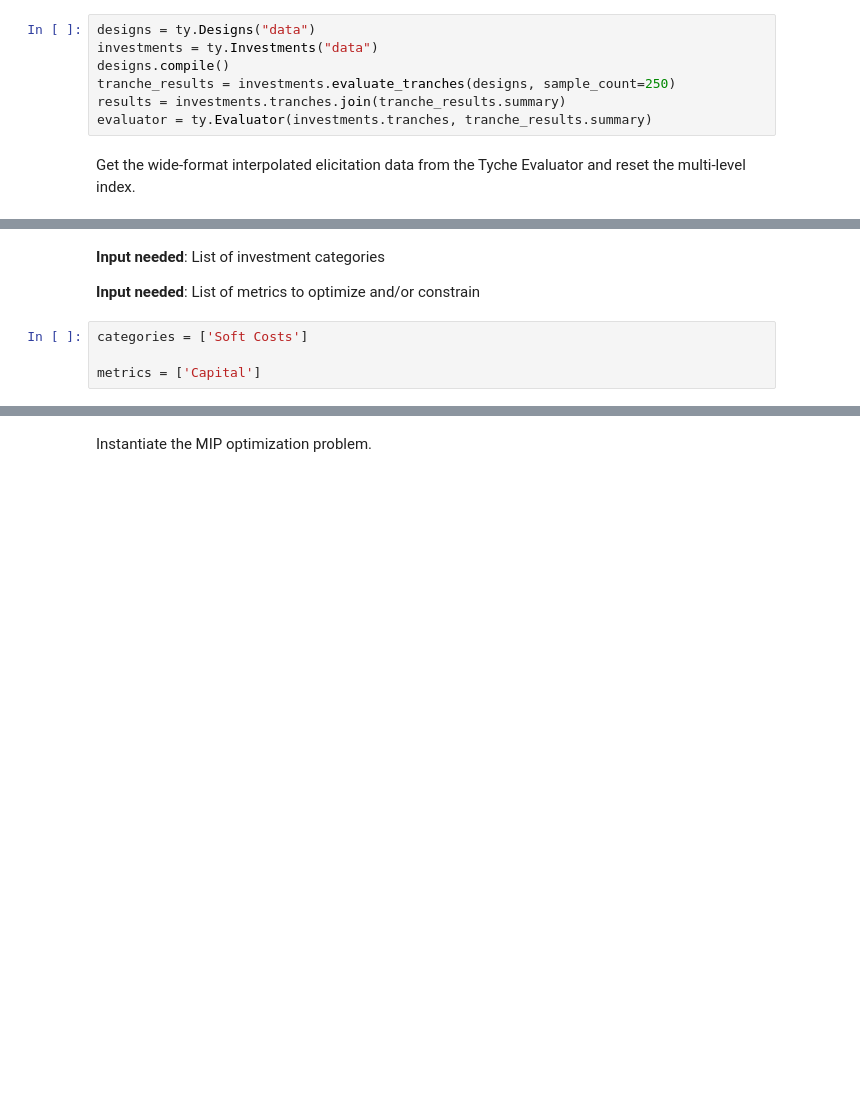
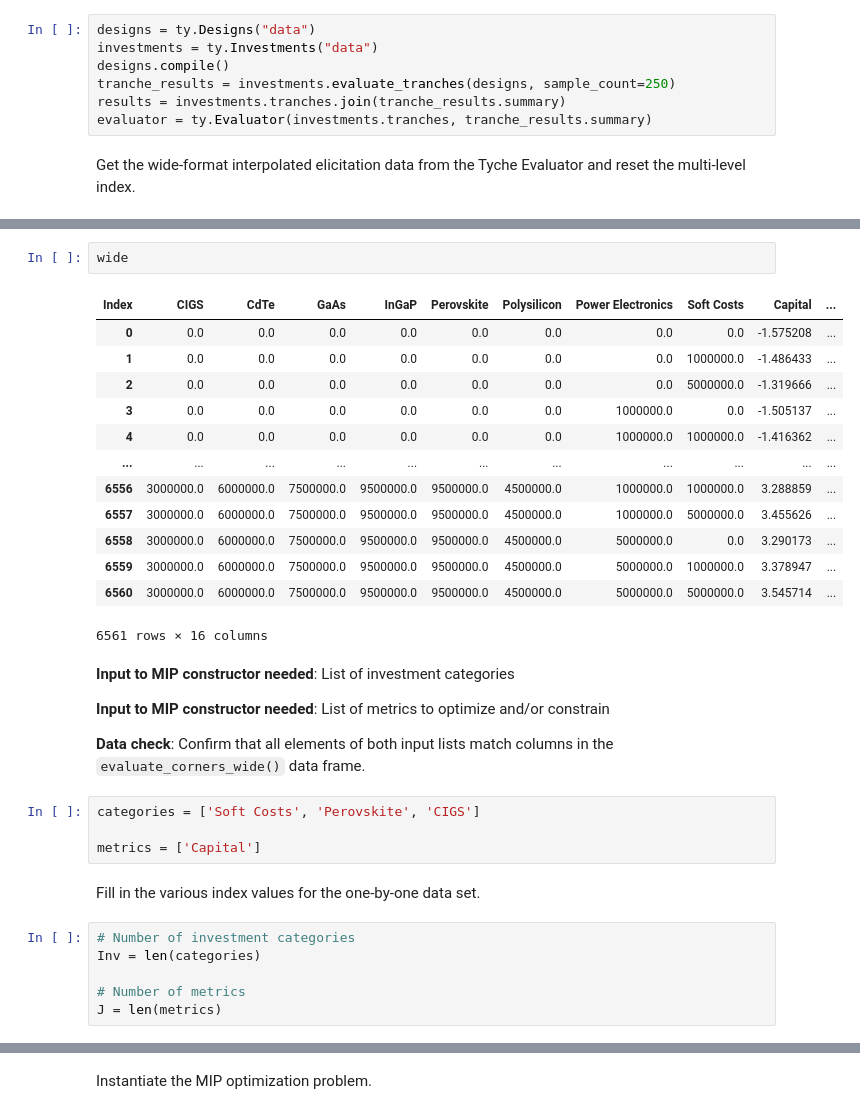
Before and after one commit to NREL/tyche, a Jupyter notebook: ioc-1/MIPImplementation.ipynb, the cells around one changed output, grey strips where cells are left out. Drawn from its saved outputs; the diff is of its cells as text; blank space fills up the shorter version.

```diff
--- a/ioc-1/MIPImplementation.ipynb
+++ b/ioc-1/MIPImplementation.ipynb
@@ -32,8 +70,34 @@ wide = evaluator.evaluate_corners_wide().reset_index()
+# %%
+wide
+# %% [output]
+| Index | CIGS | CdTe | GaAs | InGaP | Perovskite | Polysilicon | Power Electronics | Soft Costs | Capital | ... |
+| 0 | 0.0 | 0.0 | 0.0 | 0.0 | 0.0 | 0.0 | 0.0 | 0.0 | -1.575208 | ... |
+| 1 | 0.0 | 0.0 | 0.0 | 0.0 | 0.0 | 0.0 | 0.0 | 1000000.0 | -1.486433 | ... |
+| 2 | 0.0 | 0.0 | 0.0 | 0.0 | 0.0 | 0.0 | 0.0 | 5000000.0 | -1.319666 | ... |
+| 3 | 0.0 | 0.0 | 0.0 | 0.0 | 0.0 | 0.0 | 1000000.0 | 0.0 | -1.505137 | ... |
+| 4 | 0.0 | 0.0 | 0.0 | 0.0 | 0.0 | 0.0 | 1000000.0 | 1000000.0 | -1.416362 | ... |
+| ... | ... | ... | ... | ... | ... | ... | ... | ... | ... | ... |
+| 6556 | 3000000.0 | 6000000.0 | 7500000.0 | 9500000.0 | 9500000.0 | 4500000.0 | 1000000.0 | 1000000.0 | 3.288859 | ... |
+| 6557 | 3000000.0 | 6000000.0 | 7500000.0 | 9500000.0 | 9500000.0 | 4500000.0 | 1000000.0 | 5000000.0 | 3.455626 | ... |
+| 6558 | 3000000.0 | 6000000.0 | 7500000.0 | 9500000.0 | 9500000.0 | 4500000.0 | 5000000.0 | 0.0 | 3.290173 | ... |
+| 6559 | 3000000.0 | 6000000.0 | 7500000.0 | 9500000.0 | 9500000.0 | 4500000.0 | 5000000.0 | 1000000.0 | 3.378947 | ... |
+| 6560 | 3000000.0 | 6000000.0 | 7500000.0 | 9500000.0 | 9500000.0 | 4500000.0 | 5000000.0 | 5000000.0 | 3.545714 | ... |
+6561 rows × 16 columns
 # %% [markdown]
-**Input needed**: List of investment categories
+**Input to MIP constructor needed**: List of investment categories
 
-**Input needed**: List of metrics to optimize and/or constrain
+**Input to MIP constructor needed**: List of metrics to optimize and/or constrain
+
+**Data check**: Confirm that all elements of both input lists match columns in the `evaluate_corners_wide()` data frame.
 # %%
-categories = ['Soft Costs']
+categories = ['Soft Costs', 'Perovskite', 'CIGS']
 
 metrics = ['Capital']
+# %% [markdown]
+Fill in the various index values for the one-by-one data set.
+# %%
+# Number of investment categories
+Inv = len(categories)
+
+# Number of metrics
+J = len(metrics)
```
Also changed, not shown: parts of 21 cells of this notebook.
